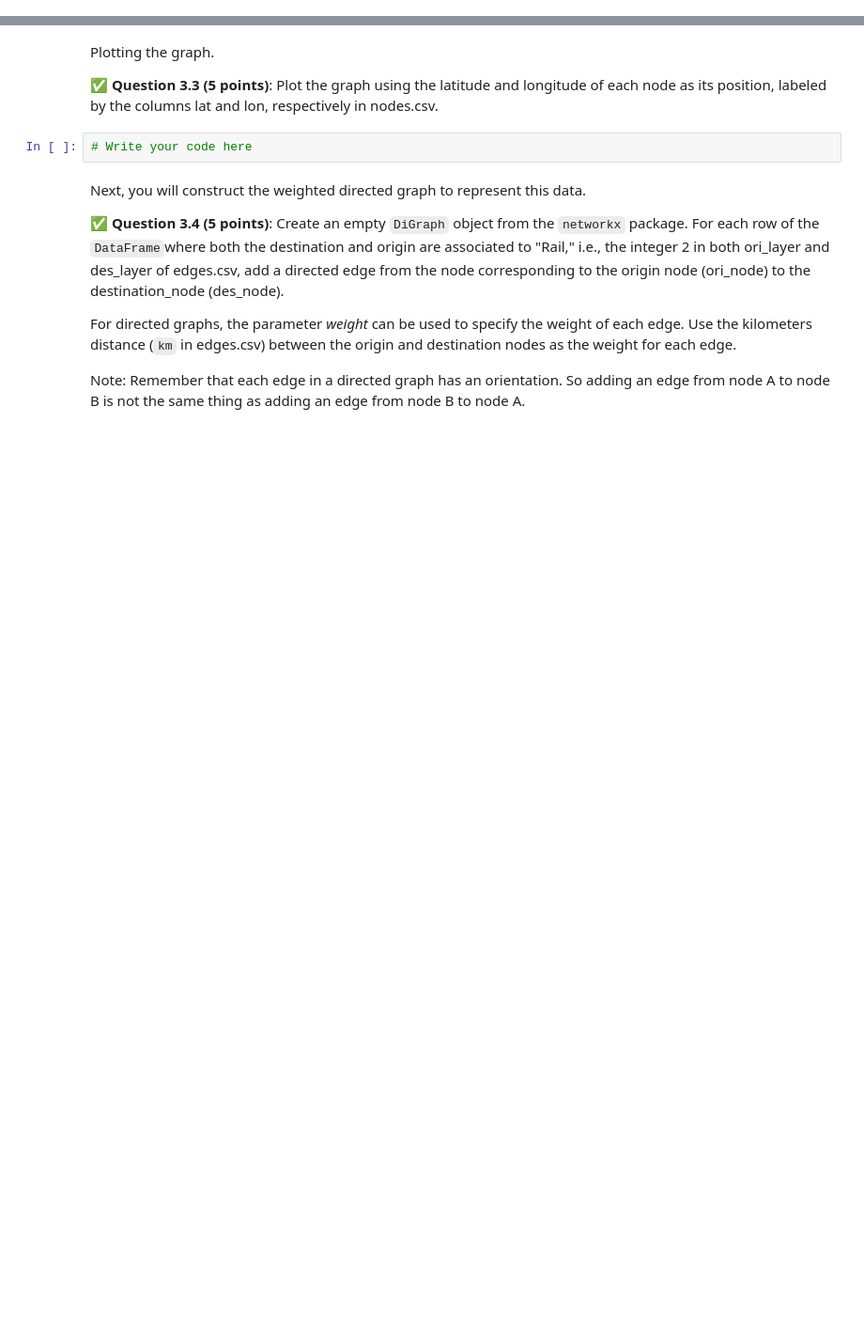
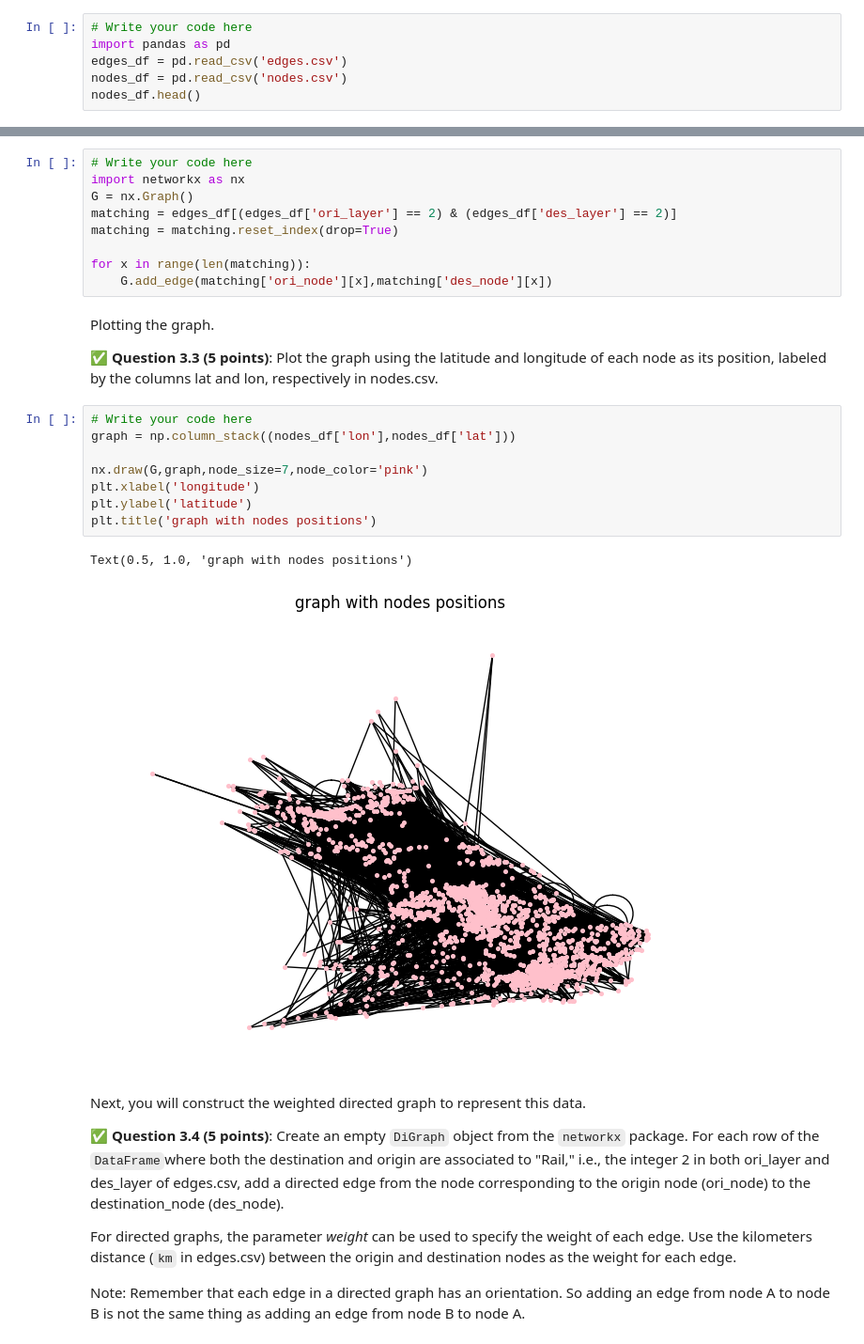
Before and after one commit to sarahhoran/CMSE202-f24-turnin, a Jupyter notebook: Homework2/HW-02_ABMandGraphTheory-STUDENT.ipynb, the cells around one changed output, grey strips where cells are left out. Shown at 94% size. Saved outputs shown, nothing was run; the diff lists cells and outputs as text; blank space fills up the shorter version.

```diff
--- a/Homework2/HW-02_ABMandGraphTheory-STUDENT.ipynb
+++ b/Homework2/HW-02_ABMandGraphTheory-STUDENT.ipynb
@@ -621,0 +620,6 @@ In this part of the homework, we will look at a dataset which contains the whole
+# %%
+# Write your code here
+import pandas as pd
+edges_df = pd.read_csv('edges.csv')
+nodes_df = pd.read_csv('nodes.csv')
+nodes_df.head()
@@ -628,9 +646,27 @@ Now, you will construct a graph of the nodes (stops).
+# %%
+# Write your code here
+import networkx as nx
+G = nx.Graph()
+matching = edges_df[(edges_df['ori_layer'] == 2) & (edges_df['des_layer'] == 2)]
+matching = matching.reset_index(drop=True)
+
+for x in range(len(matching)):
+    G.add_edge(matching['ori_node'][x],matching['des_node'][x])
 # %% [markdown]
 Plotting the graph.
 
 &#9989;  **Question 3.3 (5 points)**: Plot the graph using the latitude and longitude of each node as its position, labeled by the columns lat and lon, respectively in nodes.csv.
-# %%
-# Write your code here
+# %%
+# Write your code here
+graph = np.column_stack((nodes_df['lon'],nodes_df['lat']))
+
+nx.draw(G,graph,node_size=7,node_color='pink')
+plt.xlabel('longitude')
+plt.ylabel('latitude')
+plt.title('graph with nodes positions')
+# %% [output]
+Text(0.5, 1.0, 'graph with nodes positions')
+[figure, added]
 # %% [markdown]
 Next, you will construct the weighted directed graph to represent this data.
 
```
Also changed, not shown: parts of 20 cells of this notebook.
